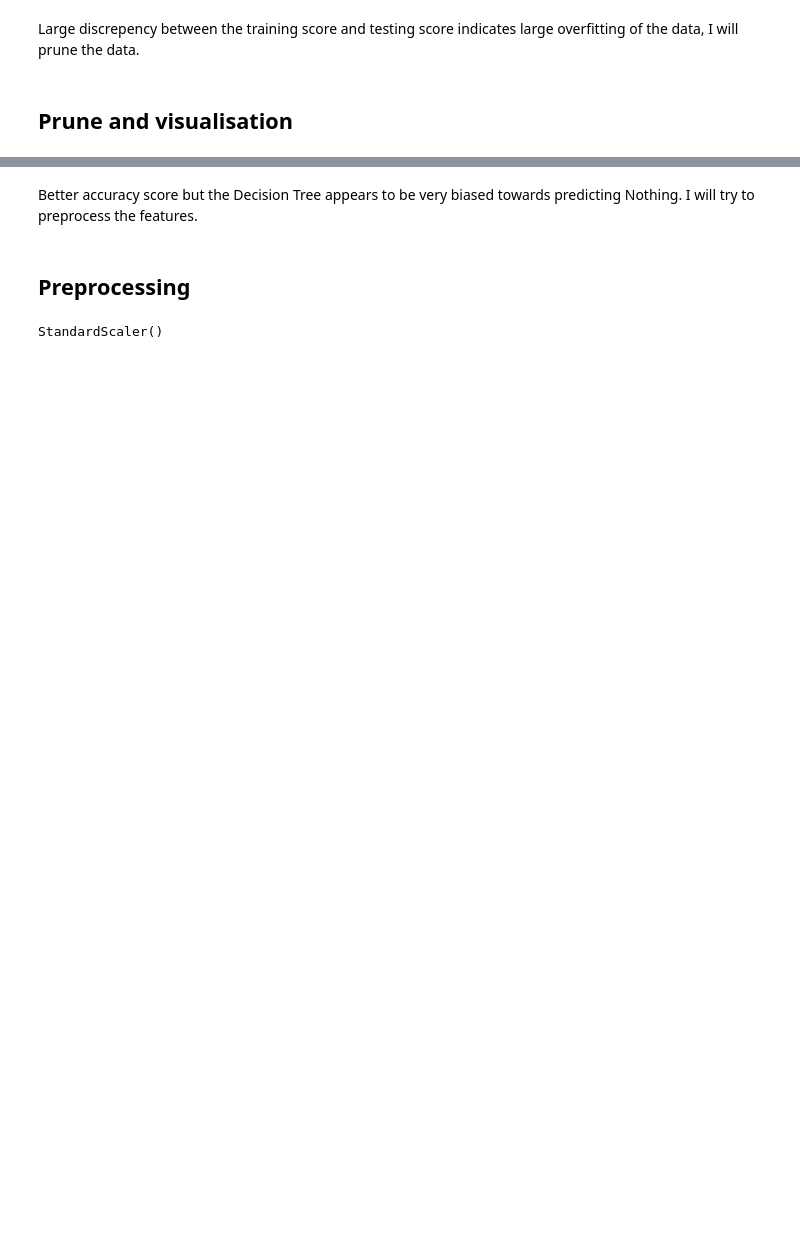
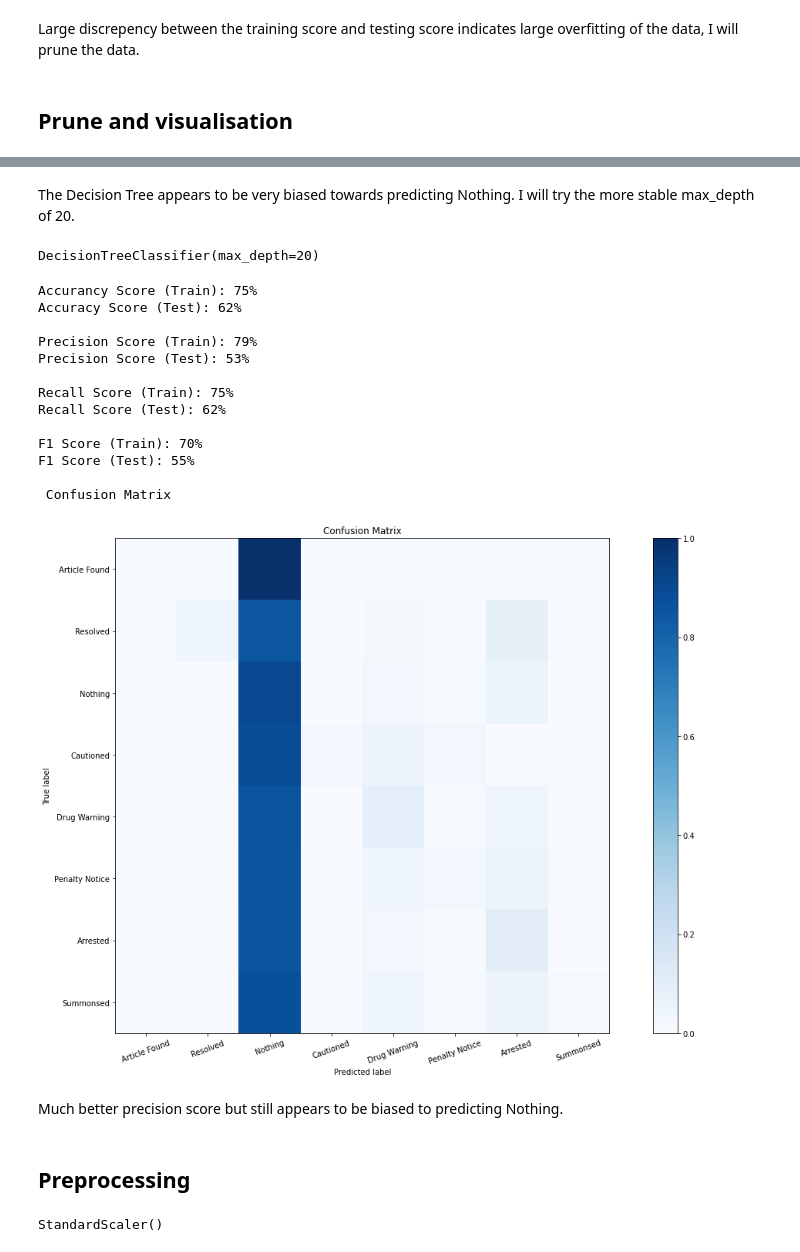
Before and after one commit to MQumairi/intro_to_ai_coursework, a Jupyter notebook: src/Decision Tree.ipynb, the cells around one changed output, grey strips where cells are left out. Cells and saved outputs as stored; diff of their text form; code cells hidden in the pictures; blank space fills up the shorter version.

```diff
--- a/src/Decision Tree.ipynb
+++ b/src/Decision Tree.ipynb
@@ -144,5 +169,29 @@ Testing Score: 0.6509915185174007
 # %% [markdown]
-Better accuracy score but the Decision Tree appears to be very biased towards predicting Nothing. I will try to preprocess the features.
+The Decision Tree appears to be very biased towards predicting Nothing. I will try the more stable max_depth of 20.
+# %%
+ptree = DecisionTreeClassifier(criterion='gini', max_depth=20)
+ptree.fit(X_train, y_train)
+# %% [output]
+DecisionTreeClassifier(max_depth=20)
+# %%
+evaluate(model=ptree, X_train=X_train, y_train=y_train, X_test=X_test, y_test=y_test, average="weighted")
+# %% [output]
+Accurancy Score (Train): 75%
+Accuracy Score (Test): 62%
+
+Precision Score (Train): 79%
+Precision Score (Test): 53%
+
+Recall Score (Train): 75%
+Recall Score (Test): 62%
+
+F1 Score (Train): 70%
+F1 Score (Test): 55%
+
+ Confusion Matrix
+[figure, added]
+# %% [markdown]
+Much better precision score but still appears to be biased to predicting Nothing.
 # %% [markdown]
 ## Preprocessing
 # %%
```
Also changed, not shown: parts of 78 cells of this notebook.
